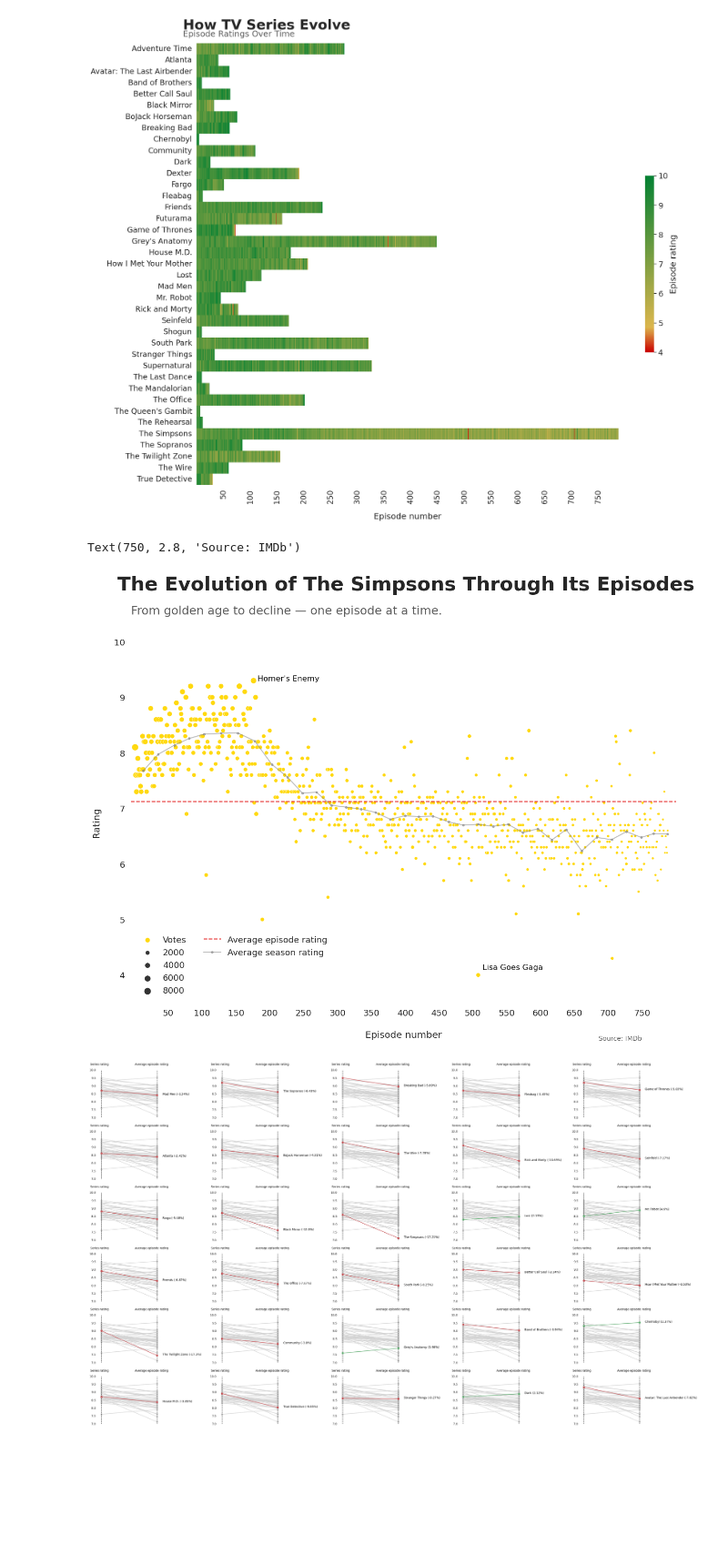
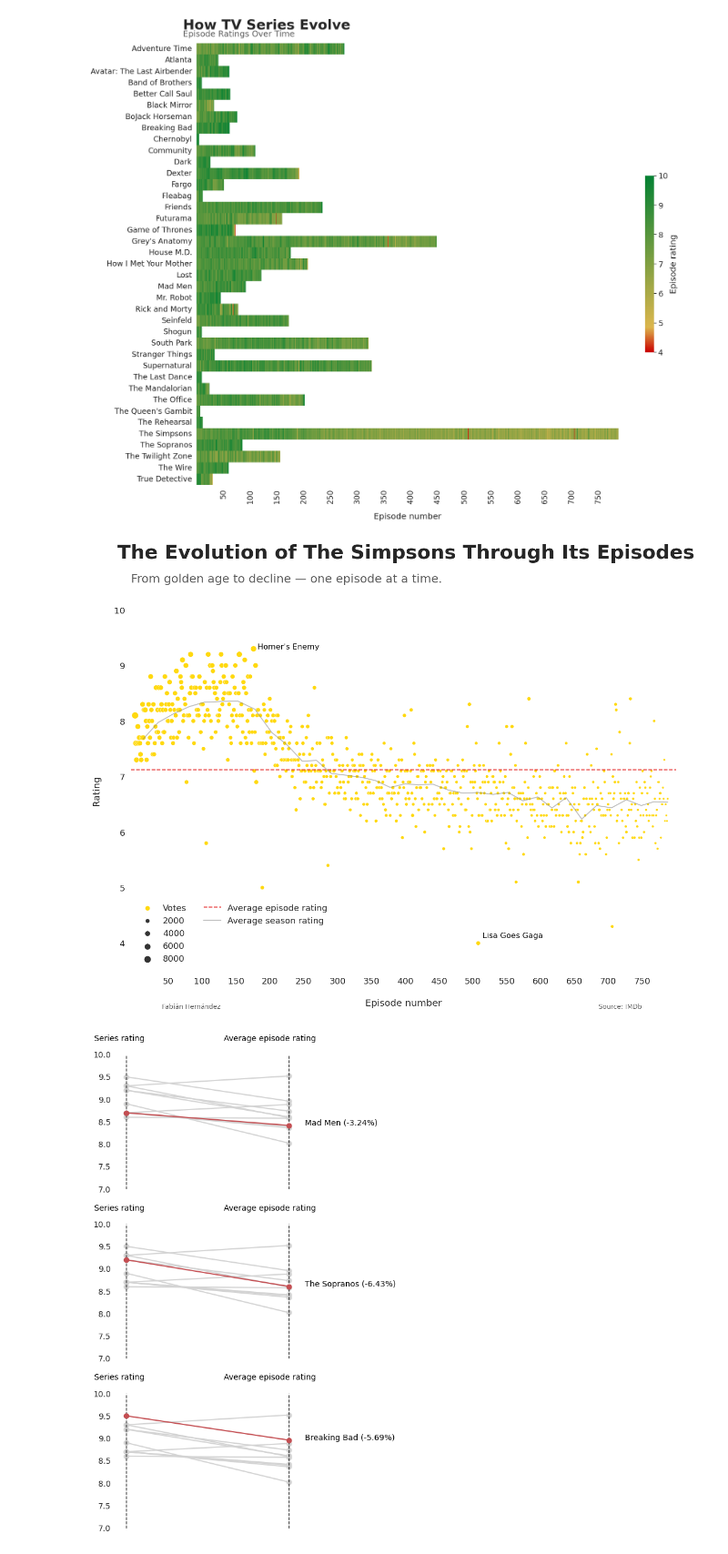
Before and after one commit to FabianHdzGtz/data-viz, a Jupyter notebook: notebooks/top-series-plot.ipynb, the cells around one changed output. Shown at 91% size. Cells and saved outputs as stored; diff of their text form; code cells hidden in the pictures; blank space fills up the shorter version.

Commit message:
Added dataset comparing show and episode average plus description in README and cleanup in notebook

```diff
--- a/notebooks/top-series-plot.ipynb
+++ b/notebooks/top-series-plot.ipynb
@@ -5,8 +15,8 @@ import numpy as np
 import seaborn as sns
 from matplotlib.colors import LinearSegmentedColormap
 # %%
-episodes=pd.read_csv('tv_series_episodes.csv')
-series=pd.read_csv('tv_series.csv')
+episodes=pd.read_csv('../data/tv_series_episodes.csv')
+series=pd.read_csv('../data/tv_series.csv')
 
 series.replace('&apos;', '\'', regex=True, inplace=True)
 series.replace('&amp;', '&', regex=True, inplace=True)
@@ -93,7 +103,7 @@ line2=sc.axhline(episodes[episodes['tv_show']=='The Simpsons']['rating'].mean(),
 
 plt.plot(episodes[episodes['tv_show']=='The Simpsons'].groupby('season')['episodes_number_total'].max().values,
         episodes[episodes['tv_show']=='The Simpsons'].groupby('season')['rating'].mean().values, color='gray',
-        alpha=0.5, marker='.' ,label='Average season rating')
+        alpha=0.5 ,label='Average season rating')
 
 plt.plot(np.zeros(1), np.zeros([1,2]), color='w', alpha=0, label=' ')
 
@@ -115,13 +125,14 @@ plt.legend(frameon=False, loc='lower left', ncol=2)
 plt.text(x=-25.5, y=10.85, s="The Evolution of The Simpsons Through Its Episodes", fontsize=30, weight='bold', ha='left', va='bottom')
 plt.text(x=-5.5, y=10.45, s="From golden age to decline — one episode at a time.", fontsize=18, alpha=0.75, ha='left', va='bottom')
 plt.text(x=750, y=2.8, s='Source: IMDb', fontsize=10, alpha=0.75, ha='right', va='bottom')
-#plt.text(x=40.5, y=2.8, s='Fabián Hernández', fontsize=10, alpha=0.75, ha='left', va='bottom')
+plt.text(x=40.5, y=2.8, s='Fabián Hernández', fontsize=10, alpha=0.75, ha='left', va='bottom')
 
 
-#plt.savefig('simpsons_decline.png', dpi=800)
+plt.savefig('../figures/simpsons_decline.png', dpi=800, bbox_inches='tight')
+
+plt.show()
 # %% [output]
-Text(750, 2.8, 'Source: IMDb')
-[figure, old version]
+[figure, new version]
 # %%
 ep_vs_series=pd.DataFrame({'tv_show':episodes.groupby('tv_show')['rating'].mean().index,
               'rating':series.groupby('title')['rating'].mean().values,
@@ -160,9 +171,14 @@ reference_series=['Mad Men', 'The Sopranos', 'Breaking Bad', 'Fleabag', 'Game of
 'Dark', 'Avatar: The Last Airbender']
 
 
-def parallel(focus_series, reference_series, n_cols = 2):
+def parallel(focus_series, reference_series, n_cols = 2, save=False):
+
 
     n_rows = (len(focus_series) + 1) // n_cols  # para redondear hacia arriba
+
+    if n_rows==0:
+        n_rows = 1
+
 
     fig, axes = plt.subplots(n_rows, n_cols, figsize=(6 * n_cols, 3 * n_rows))  # cada subplot de 3x3
     axes = axes.flatten()  # para iterar fácilmente
@@ -209,11 +225,15 @@ def parallel(focus_series, reference_series, n_cols = 2):
         fig.delaxes(axes[i])
 
     plt.tight_layout()
+
+    if save==True:
+        plt.savefig('../figures/comparison_slope.png', dpi=800, bbox_inches='tight')
+
     plt.show()
 # %%
-parallel(series_subset2, series_subset, n_cols = 5)
+parallel(focus_series, reference_series, n_cols = 1, save=True)
 # %% [output]
-[figure, old version]
+[figure, new version]
 # %%
 ep_vs_series['diff']= ep_vs_series['episodes_avg_rating'] - ep_vs_series['rating']
 # %%
```
Also changed, not shown: parts of 5 cells of this notebook, 5 other files.
